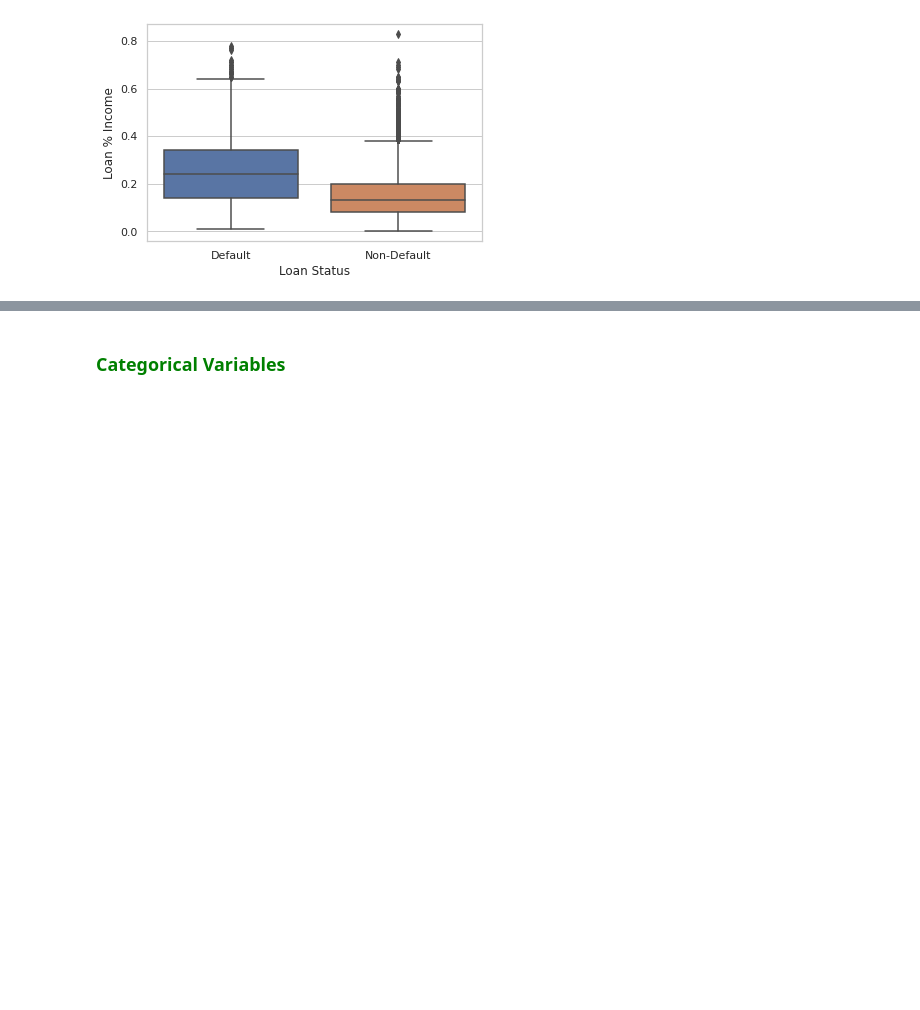
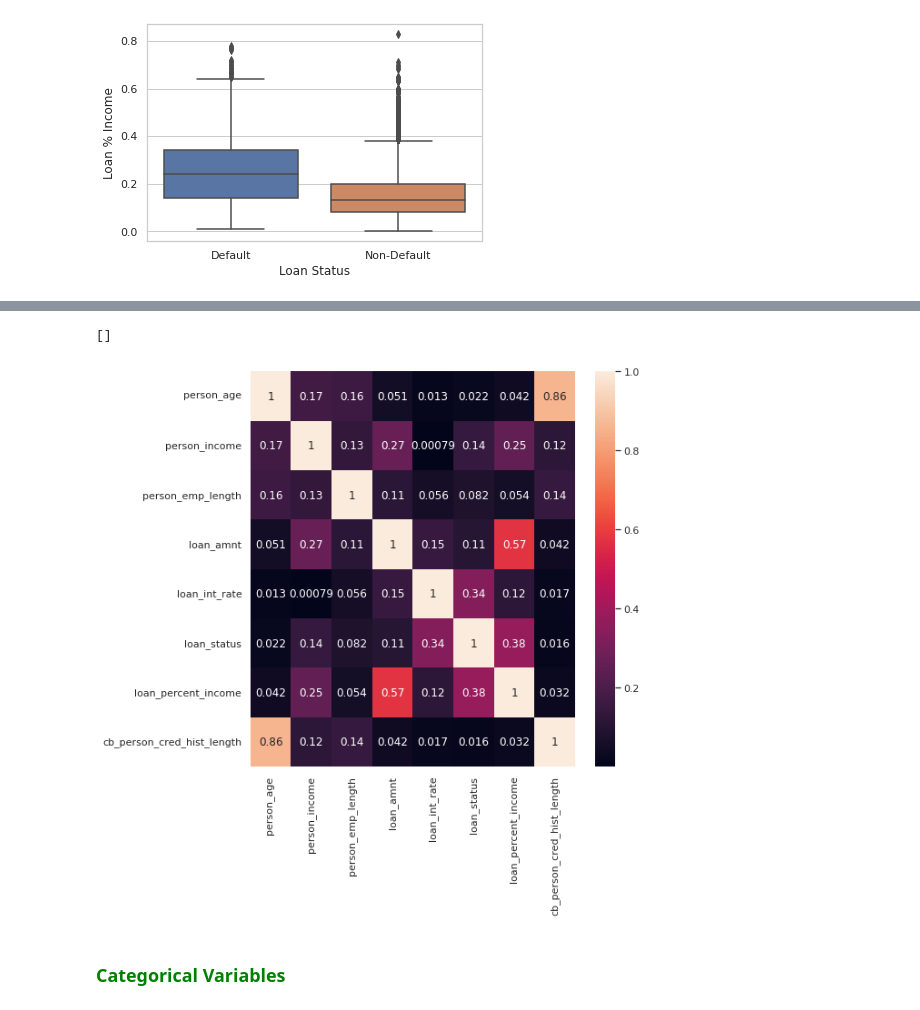
Before and after one commit to valkiss024/credit-risk-analysis, a Jupyter notebook: Credit Analysis.ipynb, the cells around one changed output, grey strips where cells are left out. Cells and saved outputs as stored; diff of their text form; code cells hidden in the pictures; blank space fills up the shorter version.

Commit message:
Added correlation matrix for quantitative data and explored categorical features

```diff
--- a/Credit Analysis.ipynb
+++ b/Credit Analysis.ipynb
@@ -181,0 +211,5 @@ plt.show()
+# %%
+# Generate correlation (Pearson's) matrix to gain more insight into the relationship between quantitative variables
+# in the dataset
+corr_matrix = credit.corr().abs()
+corr_matrix
@@ -182,2 +226,10 @@ plt.show()
+# %%
+# Visualize the correlation matrix on a heatmap for better and easier interpretation
+ax = plt.figure(figsize=(8, 8))
+ax = sns.heatmap(corr_matrix, annot=True)
+plt.plot()
+# %% [output]
+[]
+[figure, added]
 # %% [markdown]
 ### <font color='green'>Categorical Variables</font>
```
Also changed, not shown: parts of 17 cells of this notebook.
